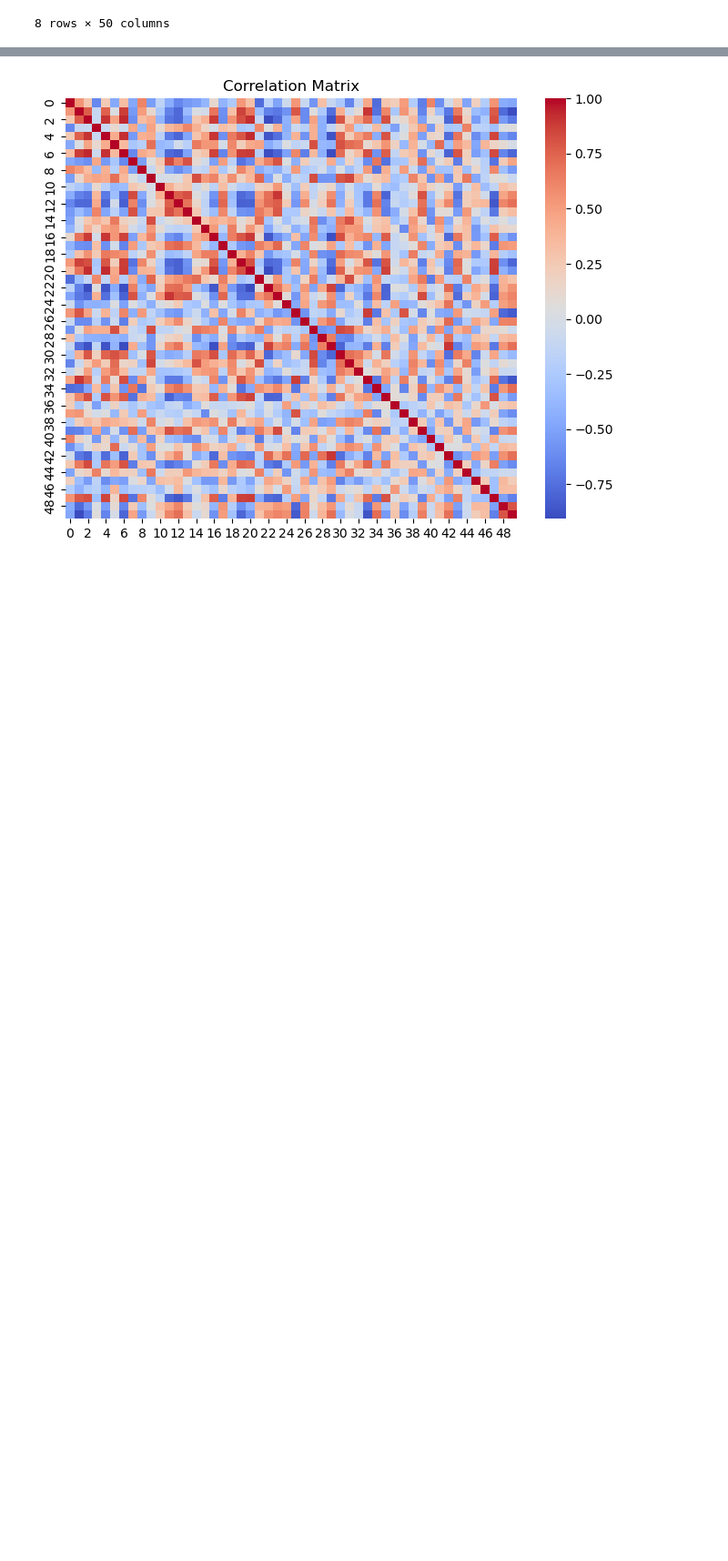
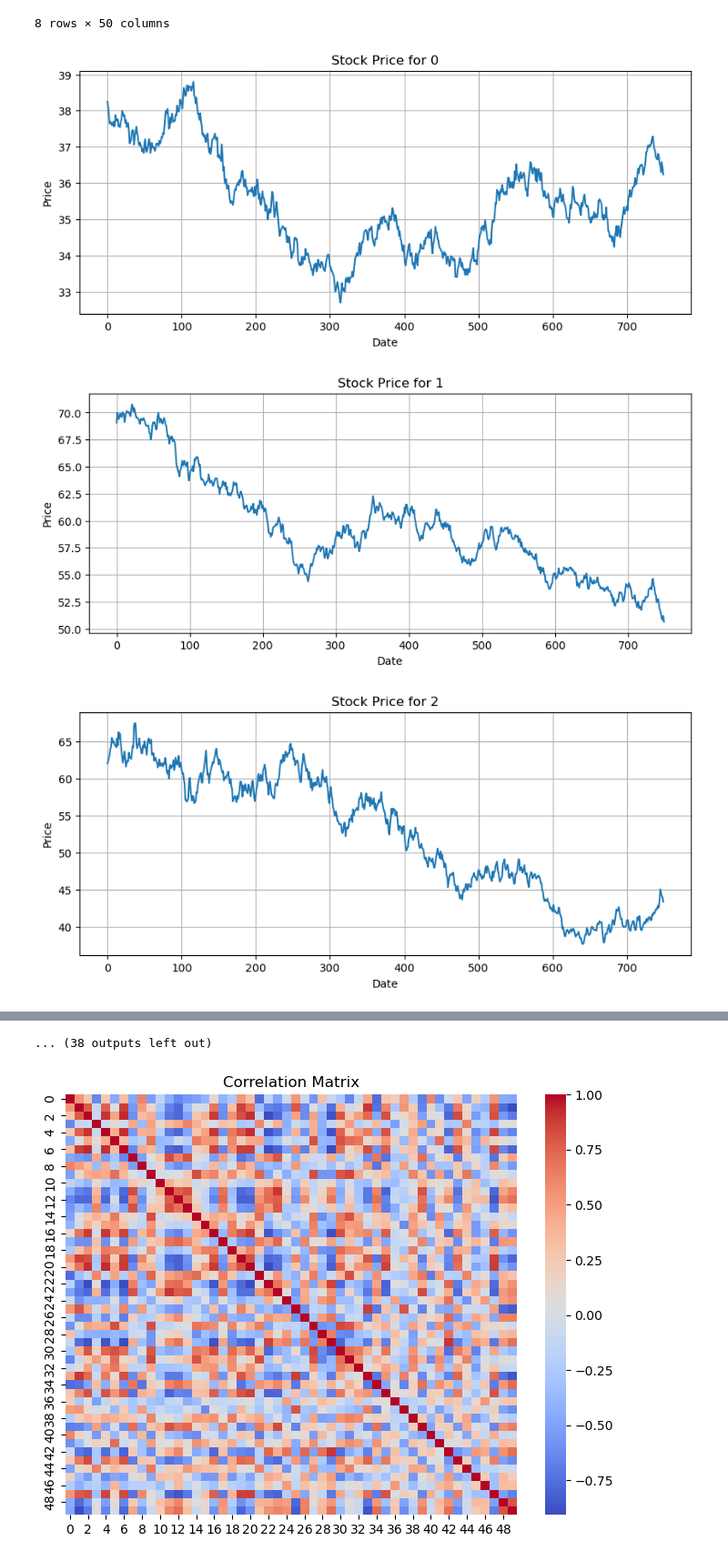
Before and after one commit to jackc6243/algothon25-starter-code, a Jupyter notebook: playground.ipynb, the cells around one changed output, grey strips where cells are left out. Shown at 91% size. Saved outputs shown, nothing was run; the diff lists cells and outputs as text; code cells hidden in the pictures; blank space fills up the shorter version.

```diff
--- a/playground.ipynb
+++ b/playground.ipynb
@@ -45,3 +45,17 @@ df.describe()
 | 75% | 36.430000 | 61.390000 | 60.137500 | 33.967500 | 60.372500 | 30.615000 | 30.737500 | 57.055000 | 39.320000 | 81.892500 | ... | ... |
 | max | 38.800000 | 70.770000 | 67.510000 | 37.880000 | 66.680000 | 33.900000 | 37.370000 | 65.140000 | 45.550000 | 92.500000 | ... | ... |
 8 rows × 50 columns
+# %%
+# Assuming your DataFrame is named df
+for col in df.columns:
+    plt.figure(figsize=(10, 4))
+    plt.plot(df.index, df[col])
+    plt.title(f"Stock Price for {col}")
+    plt.xlabel("Date")
+    plt.ylabel("Price")
+    plt.grid(True)
+    plt.show()
+# %% [output]
+[figure, added]
+[figure, added]
+[figure, added]
@@ -48,3 +71,4 @@ df.describe()
+... (38 outputs left out)
 # %%
 corr_matrix = df.corr()
 plt.figure(figsize=(8, 6))
```
Also changed, not shown: parts of 1 cell of this notebook, 6 other files.
